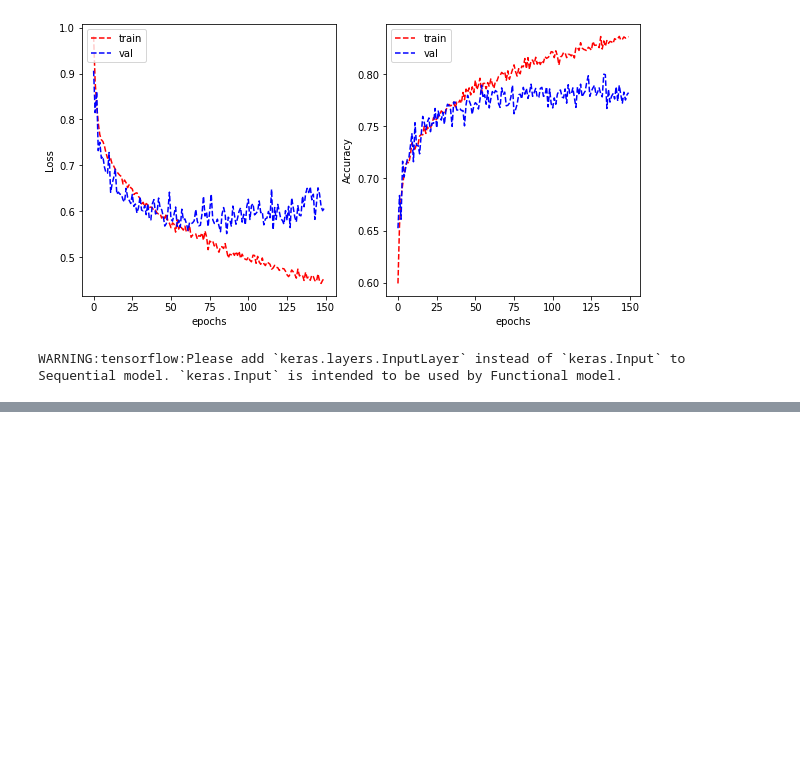
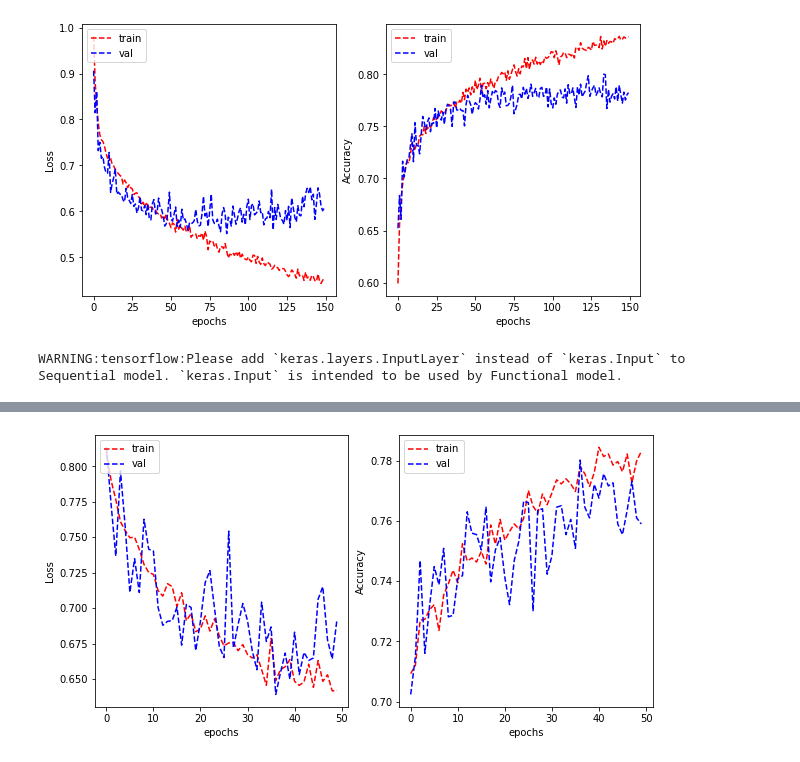
Before and after one commit to ngkarthi71/colon-cancer-analysis, a Jupyter notebook: colon_cancer_analysis.ipynb, the cells around one changed output, grey strips where cells are left out. Drawn from its saved outputs; the diff is of its cells as text; code cells hidden in the pictures; blank space fills up the shorter version.

```diff
--- a/colon_cancer_analysis.ipynb
+++ b/colon_cancer_analysis.ipynb
@@ -755,0 +564,18 @@ model.evaluate(cell_predict_generator)
+# %%
+reg_lambda = 0.001
+
+cell_type_model_reg = tf.keras.Sequential([
+    tf.keras.layers.Input(shape=(27, 27, 3)),
+
+    tf.keras.layers.Conv2D(36, (4, 4), padding='same', activation='relu', kernel_regularizer=tf.keras.regularizers.l2(reg_lambda)),
+    tf.keras.layers.MaxPool2D(strides=2, pool_size=(2,2)),
+
+    tf.keras.layers.Conv2D(48, (3, 3), padding='valid', activation='relu', kernel_regularizer=tf.keras.regularizers.l2(reg_lambda)),
+    tf.keras.layers.MaxPool2D(strides=2, pool_size=(2,2)),
+
+    tf.keras.layers.Flatten(),
+    tf.keras.layers.Dense(512, activation='relu'),
+    tf.keras.layers.Dense(512, activation='relu'),
+    tf.keras.layers.Dropout(0.5),
+    tf.keras.layers.Dense(OUTPUT_CLASSES, activation='softmax', kernel_regularizer=tf.keras.regularizers.l2(reg_lambda))
+])
@@ -755,0 +609,4 @@ model.evaluate(cell_predict_generator)
+# %%
+cell_history_resnet = cell_type_model_reg.fit_generator(cell_type_train_generator,
+                                    validation_data = cell_type_validation_generator,
+                                    epochs=50)
@@ -755,0 +632,6 @@ model.evaluate(cell_predict_generator)
+# %%
+plot_learning_curve(cell_history_resnet.history['loss'], cell_history_resnet.history['val_loss'],
+                    cell_history_resnet.history['categorical_accuracy'], cell_history_resnet.history['val_categorical_accuracy'],
+                    metric_name='Accuracy')
+# %% [output]
+[figure, added]
```
Also changed, not shown: parts of 49 cells of this notebook, 2 other files.
